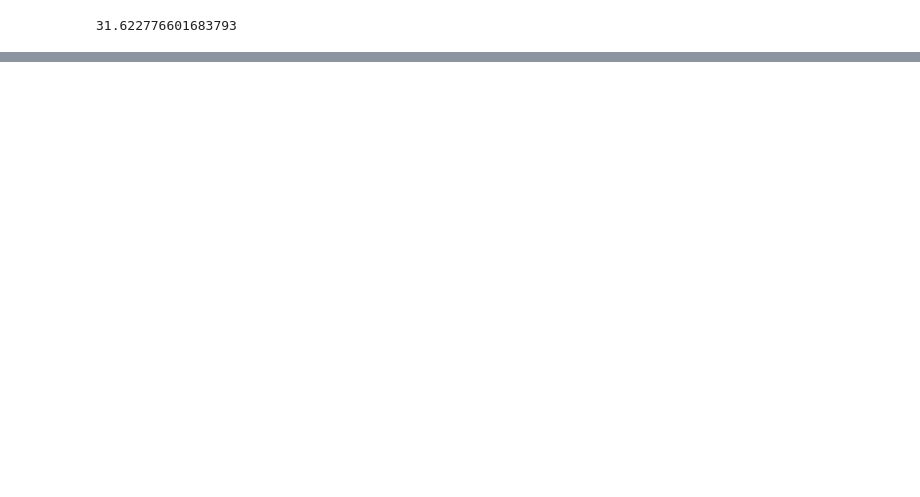
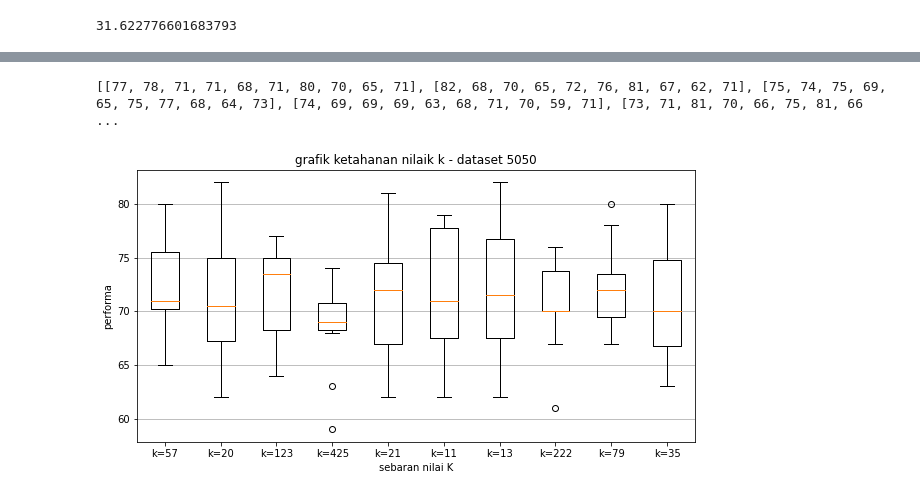
Before and after one commit to inggriantip/skripsi, a Jupyter notebook: sourcecode.ipynb, the cells around one changed output, grey strips where cells are left out. Drawn from its saved outputs; the diff is of its cells as text; code cells hidden in the pictures; blank space fills up the shorter version.

```diff
--- a/sourcecode.ipynb
+++ b/sourcecode.ipynb
@@ -162,0 +240,36 @@ plt.show()
+# %%
+fig1, ax1 = plt.subplots(figsize=(10,5))
+
+# perubahan nilai k
+all_data = [
+            [77,78,71,71,68,71,80,70,65,71],
+            [82,68,70,65,72,76,81,67,62,71],
+            [75,74,75,69,65,75,77,68,64,73],
+            [74,69,69,69,63,68,71,70,59,71],
+            [73,71,81,70,66,75,81,66,62,73],
+            [79,74,79,71,62,69,79,67,64,71],
+            [82,73,79,69,62,72,78,67,66,71],
+            [74,70,74,70,70,67,73,76,61,70],
+            [67,74,78,72,67,69,72,80,71,72],
+            [75,70,80,69,66,70,74,78,66,63]
+          ]
+print(all_data)
+
+# plot box plot
+ax1.boxplot(all_data)
+ax1.set_title('grafik ketahanan nilaik k - dataset 5050')
+
+#adding horizontal grid lines
+
+ax1.yaxis.grid(True)
+ax1.set_xticks([y +1 for y in range(len(all_data))])
+ax1.set_xlabel('sebaran nilai K')
+ax1.set_ylabel('performa')
+
+#add x-tick labels
+plt.setp(ax1, xticks=[y+1 for y in range(len(all_data))],
+         xticklabels=[ 'k=57','k=20','k=123','k=425','k=21','k=11','k=13','k=222','k=79','k=35'])
+plt.show()
+# %% [output]
+[[77, 78, 71, 71, 68, 71, 80, 70, 65, 71], [82, 68, 70, 65, 72, 76, 81, 67, 62, 71], [75, 74, 75, 69, 65, 75, 77, 68, 64, 73], [74, 69, 69, 69, 63, 68, 71, 70, 59, 71], [73, 71, 81, 70, 66, 75, 81, 66 ...
+[figure, added]
```
Also changed, not shown: parts of 10 cells of this notebook.
